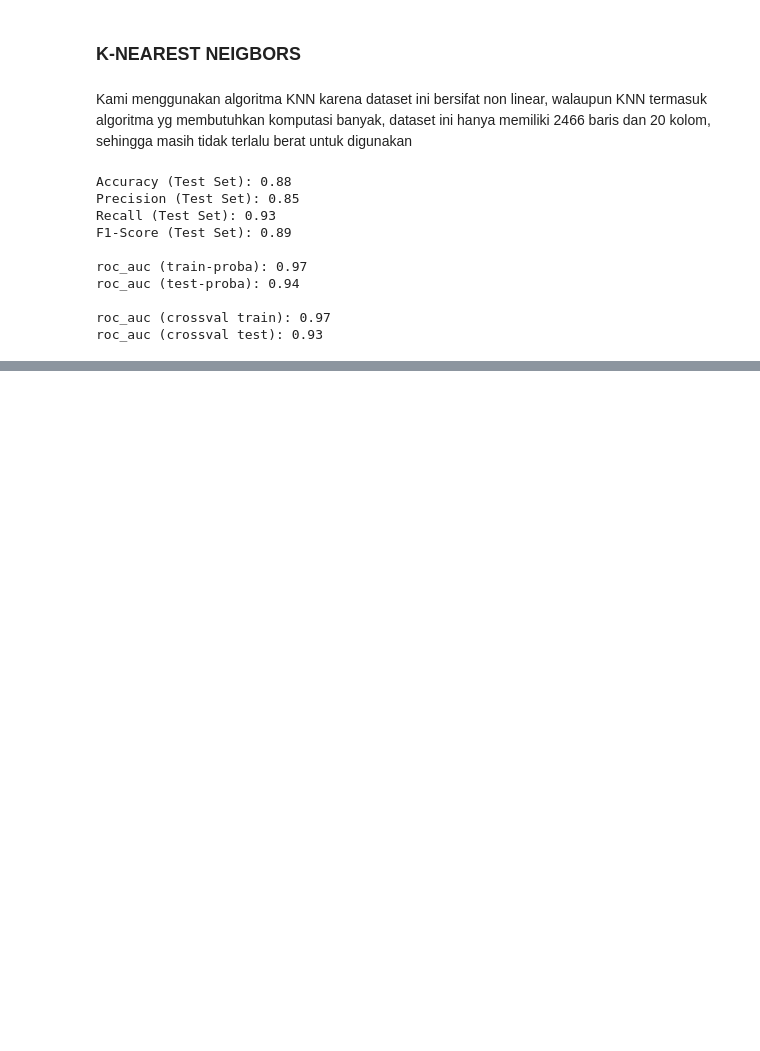
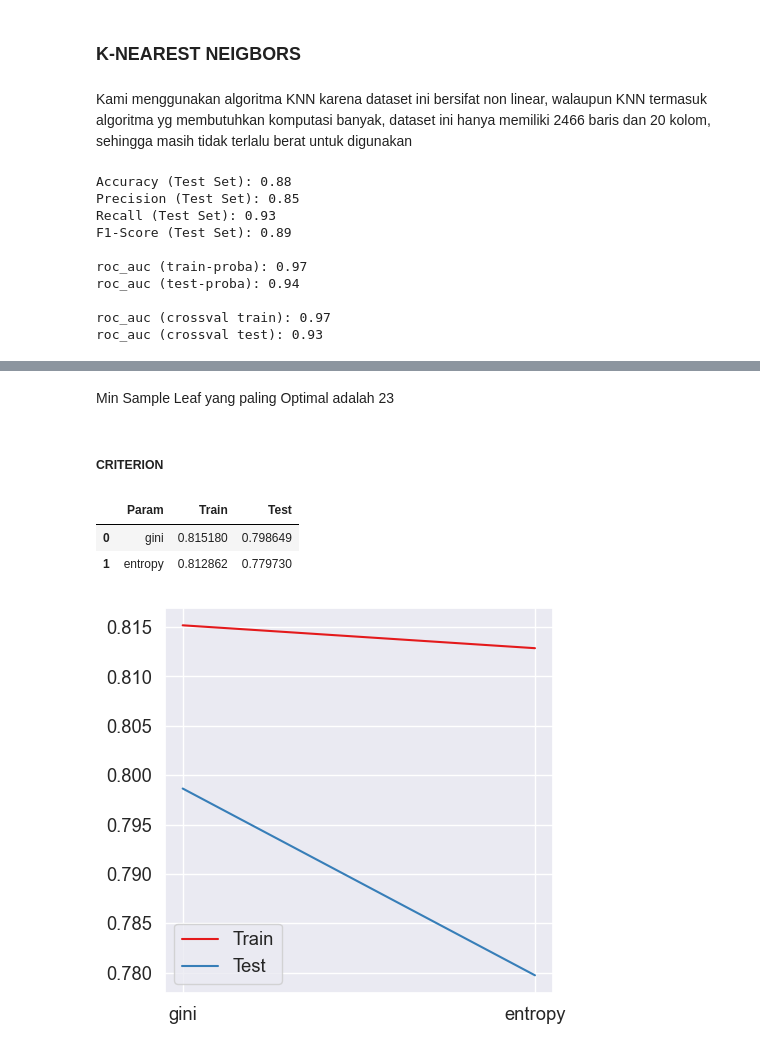
Before and after one commit to arsand07/Employee-Attrition, a Jupyter notebook: Stage 3/Stage 3.ipynb, the cells around one changed output, grey strips where cells are left out. Saved outputs shown, nothing was run; the diff lists cells and outputs as text; code cells hidden in the pictures; blank space fills up the shorter version.

```diff
--- a/Stage 3/Stage 3.ipynb
+++ b/Stage 3/Stage 3.ipynb
@@ -175,0 +398,38 @@ roc_auc (crossval test): 0.93
+# %% [markdown]
+Min Sample Leaf yang paling Optimal adalah 23
+# %% [markdown]
+##### __CRITERION__
+# %%
+criterion = ['gini','entropy']
+
+train,test, param = [],[],[]
+
+for i in criterion:
+        dt  = DecisionTreeClassifier(random_state=7, max_depth=6, min_samples_split=21, min_samples_leaf=23, criterion=i)
+        dt.fit(X_train, y_train)
+
+        #train
+        train_score = roc_auc_score(y_train, dt.predict(X_train))
+        train.append(train_score)
+
+        #test
+        test_score = roc_auc_score(y_test, dt.predict(X_test))
+        test.append(test_score)
+
+        param.append(i)
+
+#buat visualisasi
+plt.figure(figsize=(5,5))
+sns.lineplot(x=param, y=train, label='Train')
+sns.lineplot(x=param, y=test, label='Test')
+
+pd.DataFrame({
+        'Param':param,
+        'Train':train,
+        'Test':test
+})
+# %% [output]
+|  | Param | Train | Test |
+| 0 | gini | 0.815180 | 0.798649 |
+| 1 | entropy | 0.812862 | 0.779730 |
+[figure, added]
```
Also changed, not shown: parts of 27 cells of this notebook, 1 other file.
